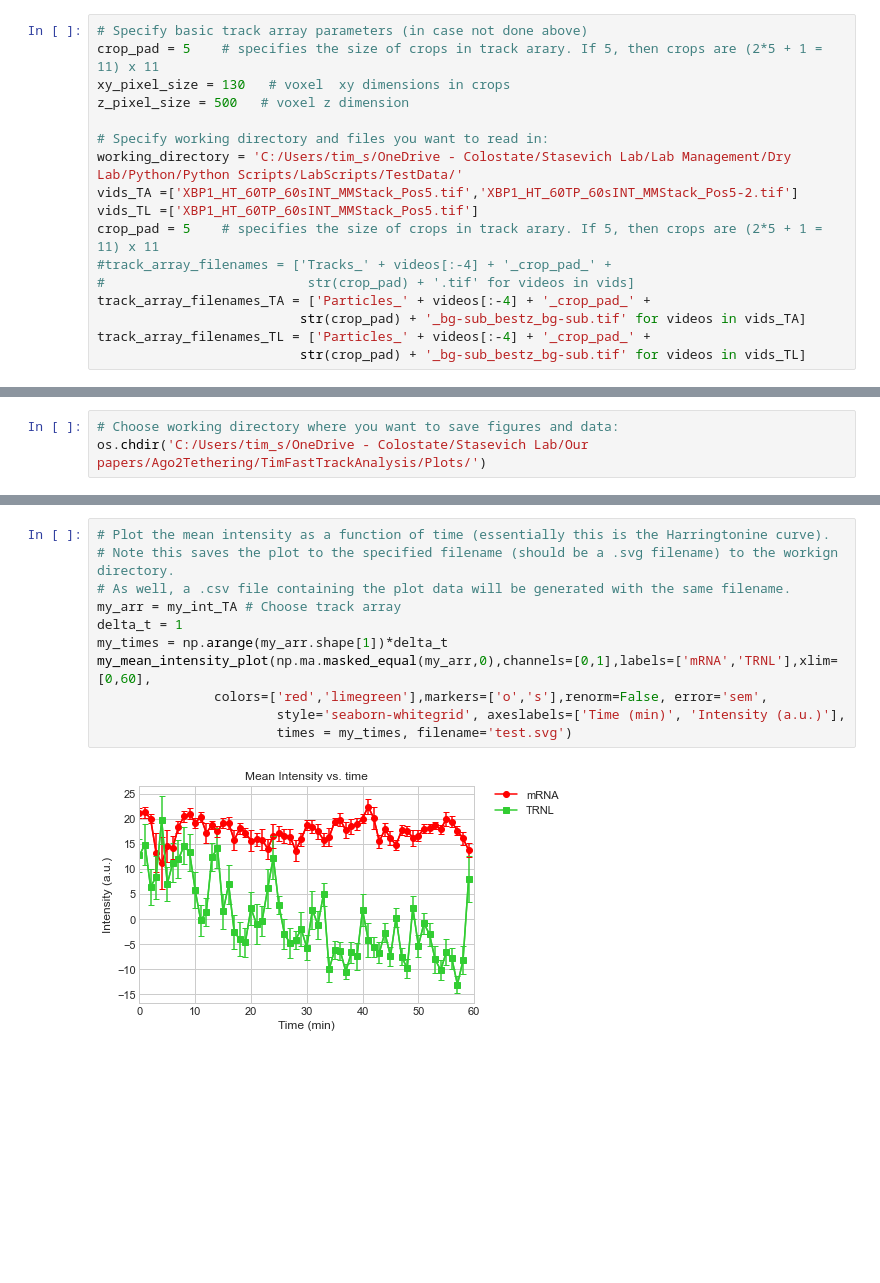
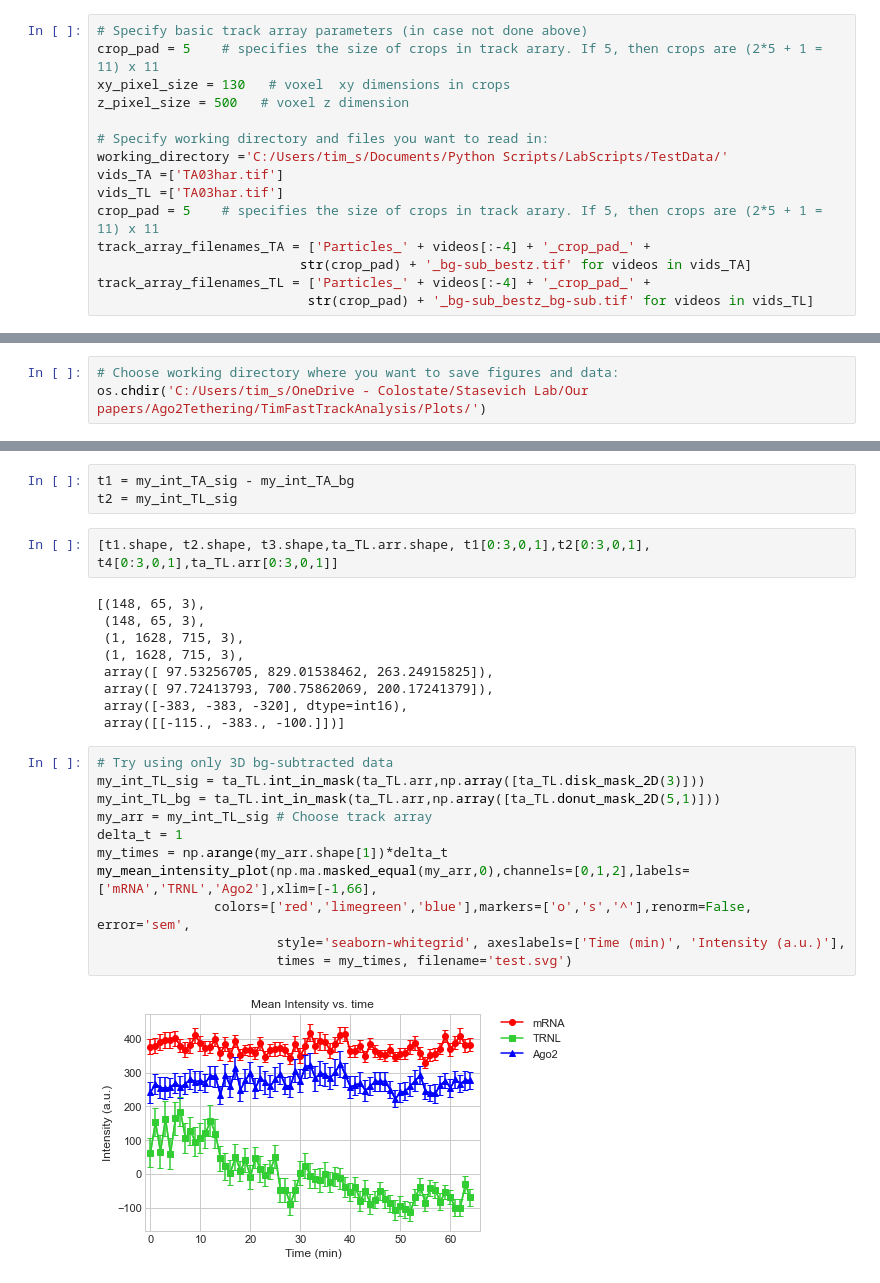
Before and after one commit to Colorado-State-University-Stasevich-Lab/single-molecule-tracking-python, a Jupyter notebook: Code/Charlotte_Harringtonine_Analysis.ipynb, the cells around one changed output, grey strips where cells are left out. Saved outputs shown, nothing was run; the diff lists cells and outputs as text; blank space fills up the shorter version.

```diff
--- a/Code/Charlotte_Harringtonine_Analysis.ipynb
+++ b/Code/Charlotte_Harringtonine_Analysis.ipynb
@@ -281,16 +308,14 @@ xy_pixel_size = 130   # voxel  xy dimensions in crops
 z_pixel_size = 500   # voxel z dimension
 
 # Specify working directory and files you want to read in:
-working_directory = 'C:/Users/tim_s/OneDrive - Colostate/Stasevich Lab/Lab Management/Dry Lab/Python/Python Scripts/LabScripts/TestData/'
-vids_TA =['XBP1_HT_60TP_60sINT_MMStack_Pos5.tif','XBP1_HT_60TP_60sINT_MMStack_Pos5-2.tif']
-vids_TL =['XBP1_HT_60TP_60sINT_MMStack_Pos5.tif']
+working_directory ='C:/Users/tim_s/Documents/Python Scripts/LabScripts/TestData/'
+vids_TA =['TA03har.tif']
+vids_TL =['TA03har.tif']
 crop_pad = 5    # specifies the size of crops in track arary. If 5, then crops are (2*5 + 1 = 11) x 11
-#track_array_filenames = ['Tracks_' + videos[:-4] + '_crop_pad_' +
-#                          str(crop_pad) + '.tif' for videos in vids]
 track_array_filenames_TA = ['Particles_' + videos[:-4] + '_crop_pad_' +
-                          str(crop_pad) + '_bg-sub_bestz_bg-sub.tif' for videos in vids_TA]
+                          str(crop_pad) + '_bg-sub_bestz.tif' for videos in vids_TA]
 track_array_filenames_TL = ['Particles_' + videos[:-4] + '_crop_pad_' +
-                          str(crop_pad) + '_bg-sub_bestz_bg-sub.tif' for videos in vids_TL]
+                           str(crop_pad) + '_bg-sub_bestz_bg-sub.tif' for videos in vids_TL]
 # %%
 # Read in all track array videos and corresponding tracking files:
 track_array_vids_TA = [imread(working_directory + i) for i in track_array_filenames_TA]  # Read in track array .tif file
@@ -330,13 +481,27 @@ my_int_TL = ta_TL.int_in_mask(ta_TL.arr,np.array([ta_TL.disk_mask_2D(3)]))
+# %%
+t1 = my_int_TA_sig - my_int_TA_bg
+t2 = my_int_TL_sig
+# %%
+[t1.shape, t2.shape, t3.shape,ta_TL.arr.shape, t1[0:3,0,1],t2[0:3,0,1], t4[0:3,0,1],ta_TL.arr[0:3,0,1]]
+# %% [output]
+[(148, 65, 3),
+ (148, 65, 3),
+ (1, 1628, 715, 3),
+ (1, 1628, 715, 3),
+ array([ 97.53256705, 829.01538462, 263.24915825]),
+ array([ 97.72413793, 700.75862069, 200.17241379]),
+ array([-383, -383, -320], dtype=int16),
+ array([[-115., -383., -100.]])]
 # %%
-# Plot the mean intensity as a function of time (essentially this is the Harringtonine curve).
-# Note this saves the plot to the specified filename (should be a .svg filename) to the workign directory.
-# As well, a .csv file containing the plot data will be generated with the same filename.
-my_arr = my_int_TA # Choose track array
+# Try using only 3D bg-subtracted data
+my_int_TL_sig = ta_TL.int_in_mask(ta_TL.arr,np.array([ta_TL.disk_mask_2D(3)]))
+my_int_TL_bg = ta_TL.int_in_mask(ta_TL.arr,np.array([ta_TL.donut_mask_2D(5,1)]))
+my_arr = my_int_TL_sig # Choose track array
 delta_t = 1
 my_times = np.arange(my_arr.shape[1])*delta_t
-my_mean_intensity_plot(np.ma.masked_equal(my_arr,0),channels=[0,1],labels=['mRNA','TRNL'],xlim=[0,60],
-               colors=['red','limegreen'],markers=['o','s'],renorm=False, error='sem',
+my_mean_intensity_plot(np.ma.masked_equal(my_arr,0),channels=[0,1,2],labels=['mRNA','TRNL','Ago2'],xlim=[-1,66],
+               colors=['red','limegreen','blue'],markers=['o','s','^'],renorm=False, error='sem',
                        style='seaborn-whitegrid', axeslabels=['Time (min)', 'Intensity (a.u.)'],
                        times = my_times, filename='test.svg')
 # %% [output]
-[figure, old version]
+[figure, new version]
```
Also changed, not shown: parts of 33 cells of this notebook, 1 other file.
